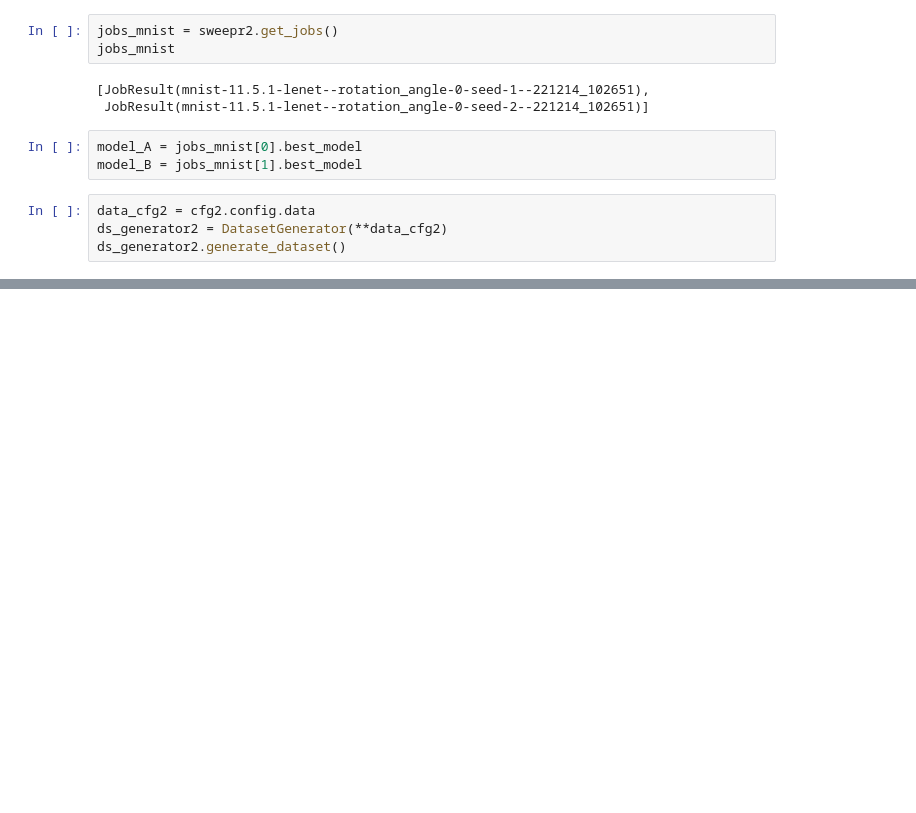
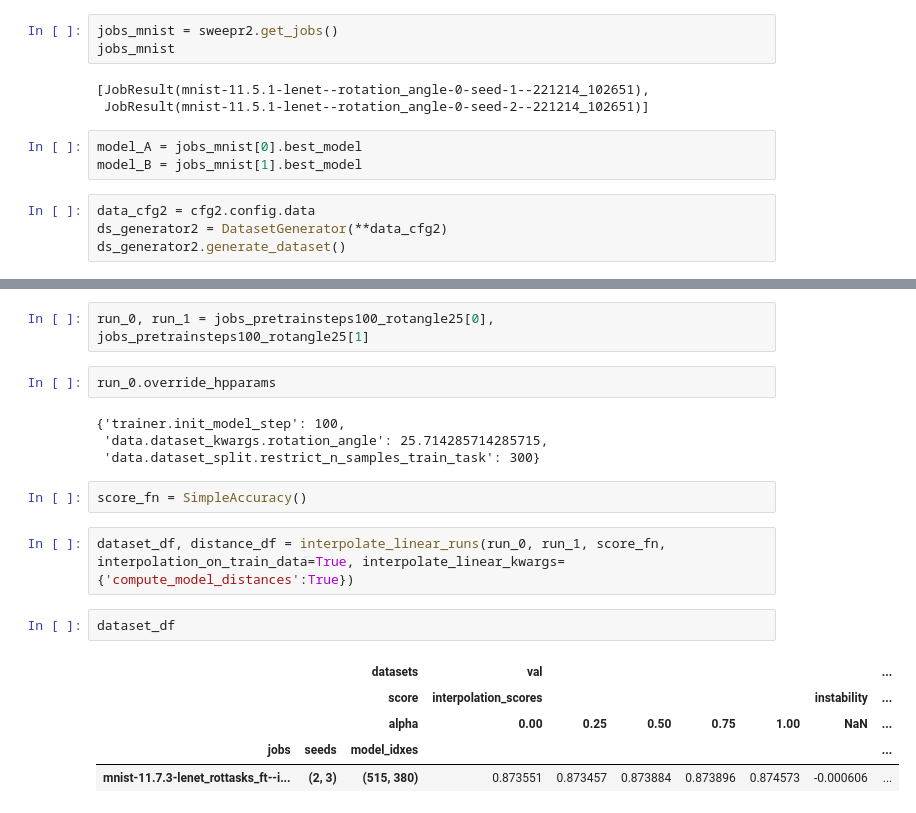
Before and after one commit to maximilianmbeck/erank, a Jupyter notebook: notebooks/11.0.3-linear_interpolation.ipynb, the cells around one changed output, grey strips where cells are left out. Drawn from its saved outputs; the diff is of its cells as text; blank space fills up the shorter version.

Commit message:
add convenient interpolate_linear_runs

```diff
--- a/notebooks/11.0.3-linear_interpolation.ipynb
+++ b/notebooks/11.0.3-linear_interpolation.ipynb
@@ -426,0 +452,20 @@ pprint(res_dict)
+# %%
+run_0, run_1 = jobs_pretrainsteps100_rotangle25[0], jobs_pretrainsteps100_rotangle25[1]
+# %%
+run_0.override_hpparams
+# %% [output]
+{'trainer.init_model_step': 100,
+ 'data.dataset_kwargs.rotation_angle': 25.714285714285715,
+ 'data.dataset_split.restrict_n_samples_train_task': 300}
+# %%
+score_fn = SimpleAccuracy()
+# %%
+dataset_df, distance_df = interpolate_linear_runs(run_0, run_1, score_fn, interpolation_on_train_data=True, interpolate_linear_kwargs={'compute_model_distances':True})
+# %%
+dataset_df
+# %% [output]
+|  |  | datasets | val |  |  |  |  |  | ... |
+|  |  | score | interpolation_scores |  |  |  |  | instability | ... |
+|  |  | alpha | 0.00 | 0.25 | 0.50 | 0.75 | 1.00 | NaN | ... |
+| jobs | seeds | model_idxes |  |  |  |  |  |  | ... |
+| mnist-11.7.3-lenet_rottasks_ft--i... | (2, 3) | (515, 380) | 0.873551 | 0.873457 | 0.873884 | 0.873896 | 0.874573 | -0.000606 | ... |
```
Also changed, not shown: parts of 9 cells of this notebook, 1 other file.
